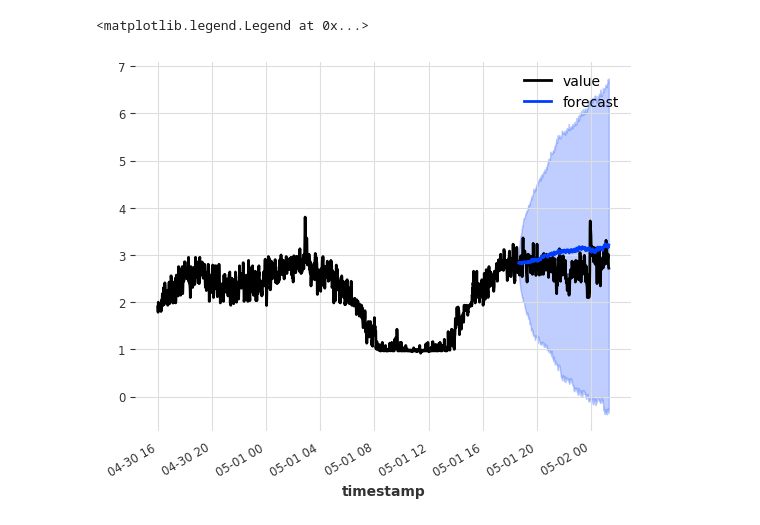
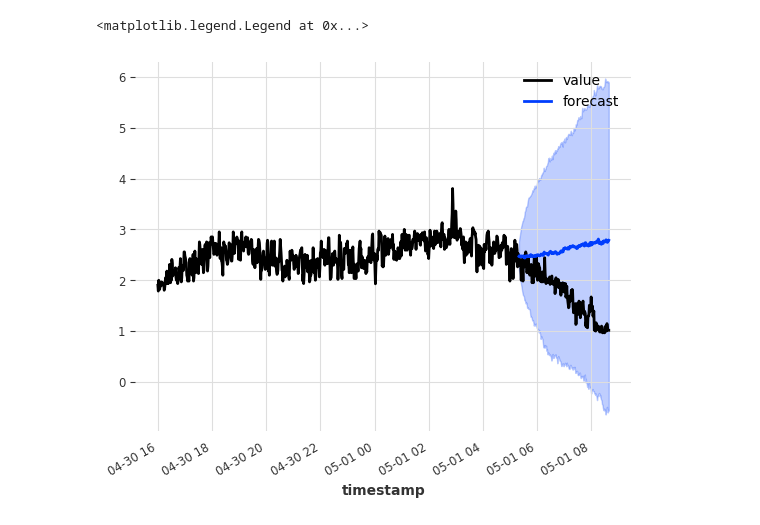
Before and after one commit to m3madadi/datadays, a Jupyter notebook: main.ipynb, the cells around one changed output. Cells and saved outputs as stored; diff of their text form; code cells hidden in the pictures.

Commit message:
some models initialized

```diff
--- a/main.ipynb
+++ b/main.ipynb
@@ -12,7 +13,7 @@ df = pd.read_csv('data/0.csv')
 df['timestamp'] = pd.to_datetime(df['timestamp'], unit='s')
 # %%
 # Too long time series not supported
-df = df.head(2000)
+df = df.head(1000)
 # %%
 # Create a TimeSeries, specifying the time and value columns
 series = TimeSeries.from_dataframe(df, 'timestamp', 'value', freq='T')
@@ -25,11 +30,11 @@ darts.utils.statistics.plot_acf(series)
 # %%
-model = ExponentialSmoothing(seasonal=SeasonalityMode.NONE)
-model.fit(train)
-prediction = model.predict(len(val), num_samples=1000)
+exp_model = ExponentialSmoothing(seasonal=SeasonalityMode.NONE)
+exp_model.fit(train)
+exp_prediction = exp_model.predict(len(val), num_samples=1000)
 # Plotting the predictions
 series.plot()
-prediction.plot(label='forecast', low_quantile=0.05, high_quantile=0.95)
+exp_prediction.plot(label='forecast', low_quantile=0.05, high_quantile=0.95)
 plt.legend()
 # %% [output]
 <matplotlib.legend.Legend at 0x...>
-[figure, old version]
+[figure, new version]
```
Also changed, not shown: parts of 6 cells of this notebook.
